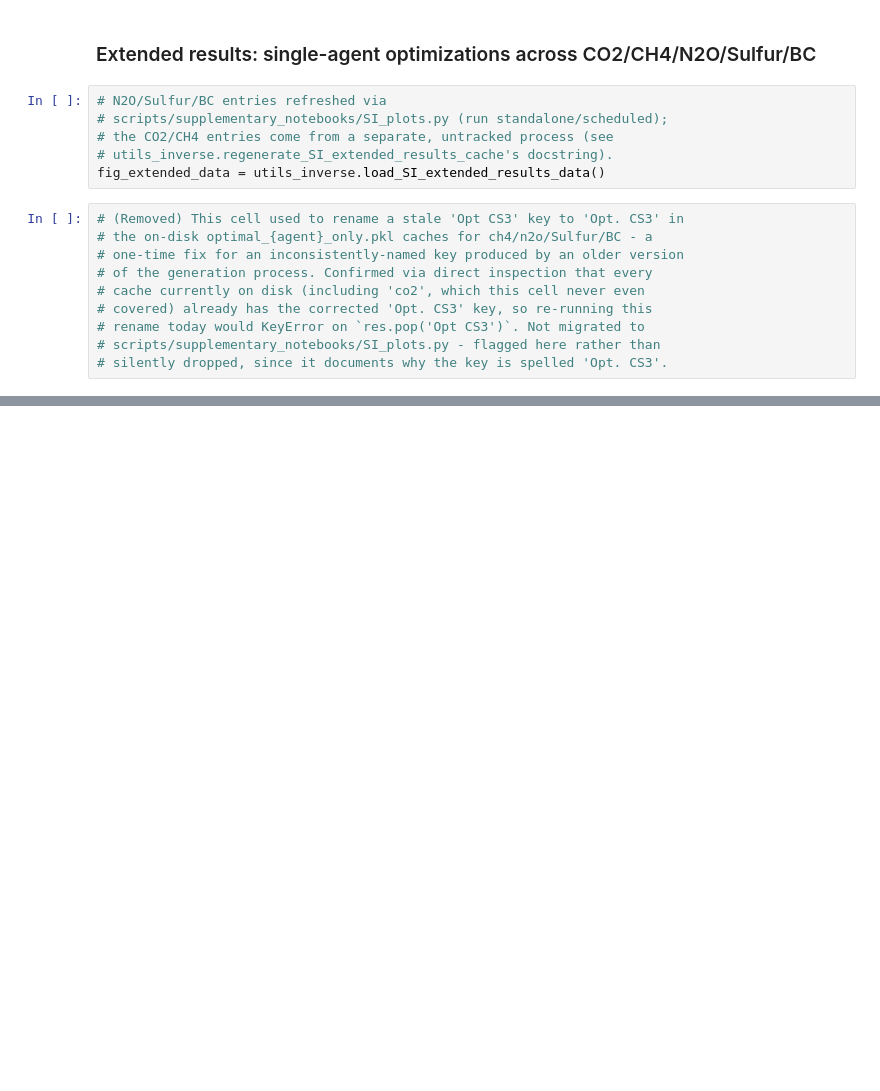
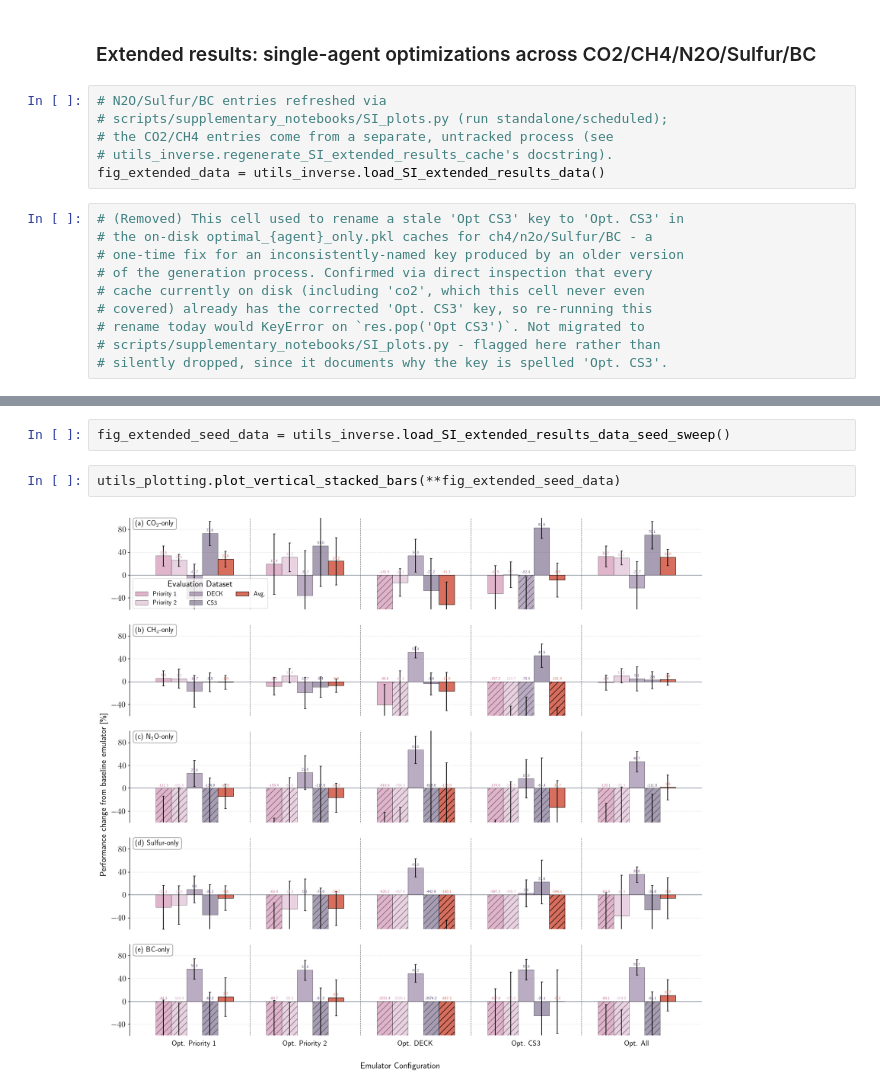
Before and after one commit to cbwomack/Emulator_Training_Data, a Jupyter notebook: supplementary_notebooks/SI_plots.ipynb, the cells around one changed output, grey strips where cells are left out. Drawn from its saved outputs; the diff is of its cells as text; blank space fills up the shorter version.

```diff
--- a/supplementary_notebooks/SI_plots.ipynb
+++ b/supplementary_notebooks/SI_plots.ipynb
@@ -52,0 +72,6 @@ utils_plotting.plot_vertical_stacked_bars(**fig_extended_data)
+# %%
+fig_extended_seed_data = utils_inverse.load_SI_extended_results_data_seed_sweep()
+# %%
+utils_plotting.plot_vertical_stacked_bars(**fig_extended_seed_data)
+# %% [output]
+[figure, added]
```
Also changed, not shown: parts of 5 cells of this notebook, 35 other files.
